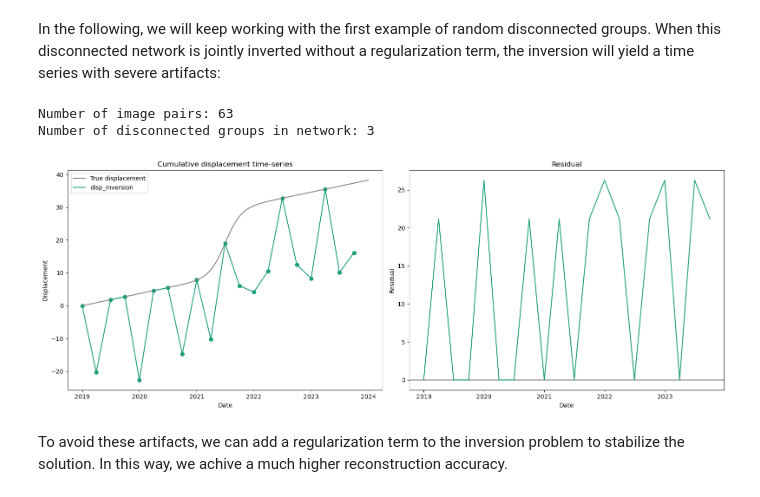
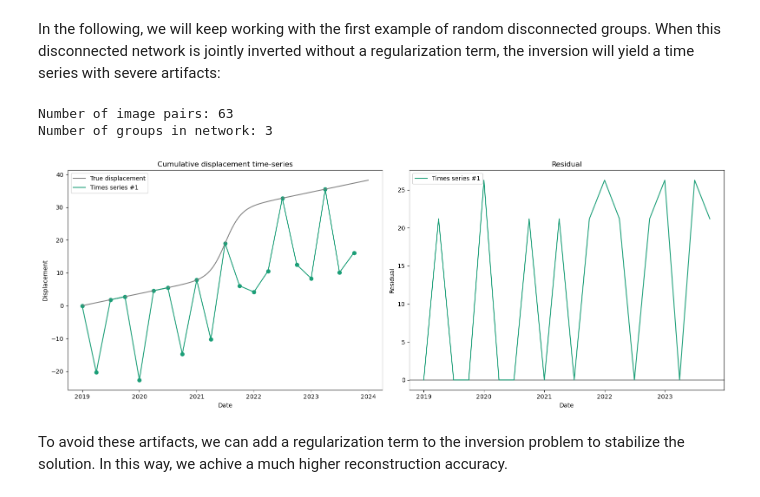
Before and after one commit to UP-RS-ESP/timeseries_inversion, a Jupyter notebook: timeseries_inversion_sparse_and_disconnected_networks.ipynb, the cells around one changed output. Cells and saved outputs as stored; diff of their text form; code cells hidden in the pictures.

```diff
--- a/timeseries_inversion_sparse_and_disconnected_networks.ipynb
+++ b/timeseries_inversion_sparse_and_disconnected_networks.ipynb
@@ -118,13 +132,13 @@ In the following, we will keep working with the first example of random disconne
 # %%
 #assign displacement measurements according to original signal
 network_d1['disp'] = network_d1.apply(lambda row: inv.find_dsoll(row, original_signal), axis = 1)
 
 ts_d1 = inv.run_inversion(network_d1)
-inv.plot_results(ts_d1, original_signal)
+inv.plot_timeseries(ts_d1, original_signal)
 # %% [output]
 Number of image pairs: 63
-Number of disconnected groups in network: 3
+Number of groups in network: 3
-[figure, old version]
+[figure, new version]
 # %% [markdown]
 To avoid these artifacts, we can add a regularization term to the inversion problem to stabilize the solution. In this way, we achive a much higher reconstruction accuracy.
 # %%
```
Also changed, not shown: parts of 6 cells of this notebook, 4 other files.
